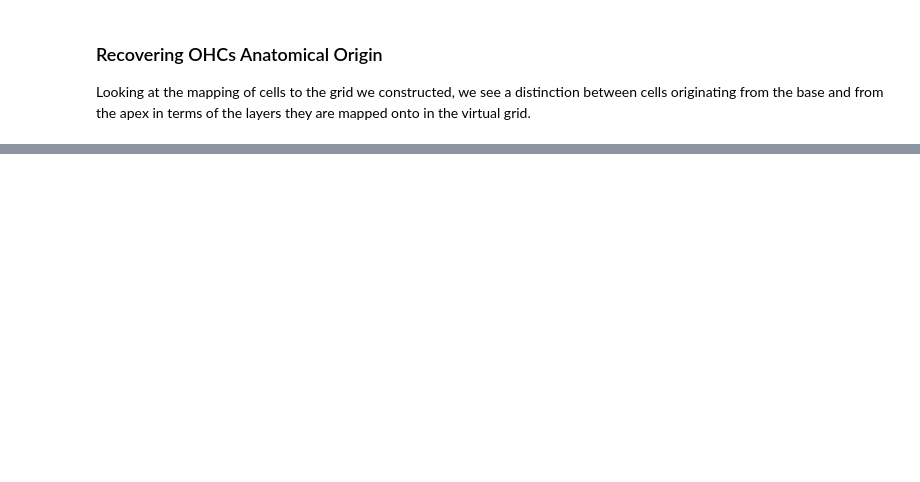
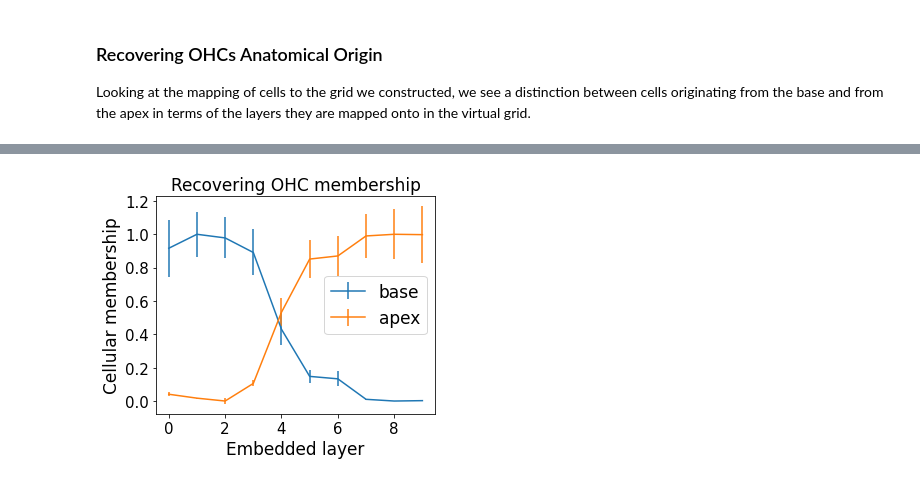
Before and after one commit to rajewsky-lab/novosparc, a Jupyter notebook: reconstruct_corti.ipynb, the cells around one changed output, grey strips where cells are left out. Drawn from its saved outputs; the diff is of its cells as text; code cells hidden in the pictures; blank space fills up the shorter version.

```diff
--- a/reconstruct_corti.ipynb
+++ b/reconstruct_corti.ipynb
@@ -154,3 +155,72 @@ plt.savefig(fname)
+# %%
+def standardize(x, sub_min=None, div_max=None):
+    sub_min = x.min() if sub_min is None else sub_min
+    x = x-sub_min
+    div_max = x.max() if div_max is None else div_max
+    x = x/div_max
+    return x, sub_min, div_max
+# %%
+%matplotlib inline
+# plot the grid layers apex and base cells are mapped onto
+fonts = 17
+fonts_ticks=15
+
+def plot_cell_mapping(df_gw, ann_anat, type_tit, with_labels=True, legend=True, xticks=None, yticks=None, ylims=None, ax=None, fname=None):
+
+    # since de-novo, check if need to flip
+    df = pd.DataFrame(ann_anat)
+    df['pred loc'] = df_gw.idxmax(1)
+    loc_means = df.groupby(col_anat).mean()
+    if loc_means.loc['Apex']['pred loc'] < loc_means.loc['Base']['pred loc']:
+        df_gw.columns = df_gw.columns[::-1]
+
+    col_grid = df_gw.columns
+    df_gw[col_anat] = ann_anat
+
+    df_zone_to_grid = df_gw.groupby(col_anat)[col_grid].mean() # zone x grid layer
+    df_zone_to_grid_sem = df_gw.groupby(col_anat)[col_grid].sem() # zone x grid layer
+
+    df_gw.drop(columns=col_anat, inplace=True)
+
+    base_exp = df_zone_to_grid.loc['Base'].values
+    apex_exp = df_zone_to_grid.loc['Apex'].values
+
+    base_exp, base_min, base_max = standardize(base_exp)
+    apex_exp, apex_min, apex_max = standardize(apex_exp)
+
+    base_sem = df_zone_to_grid_sem.loc['Base'].values
+    apex_sem = df_zone_to_grid_sem.loc['Apex'].values
+
+    base_sem,_,_ = standardize(base_sem, base_min, base_max)
+    apex_sem,_,_ = standardize(apex_sem, apex_min, apex_max)
+
+    with_ax = ax is not None
+
+    ax = plt.subplots(figsize=(5,4))[1] if ax is None else ax
+
+    ax.errorbar(col_grid, base_exp, yerr=base_sem)
+    ax.errorbar(col_grid, apex_exp, yerr=apex_sem)
+
+    if ylims:
+        ax.set_ylim(ylims)
+
+    if with_labels:
+        ax.set_ylabel('Cellular membership', fontsize=fonts)
+        ax.set_xlabel('Embedded layer', fontsize=fonts)
+
+    if legend: ax.legend(('base','apex'), fontsize=fonts)
+    ax.tick_params(labelsize=fonts_ticks)
+
+    if yticks is not None: ax.set_yticks(yticks)
+    if xticks is not None: ax.set_xticks(xticks)
+    ax.set_title(type_tit, fontsize=fonts)
+
+    if not with_ax:
+        plt.show()
+
+plot_cell_mapping(df_gw, sadata.obs[col_anat], type_tit='Recovering OHC membership')
+# %% [output]
+[figure, added]
 # %% [markdown]
 ### Recovering Expression of Base and Apex
 
```
Also changed, not shown: parts of 25 cells of this notebook, 1 other file.
